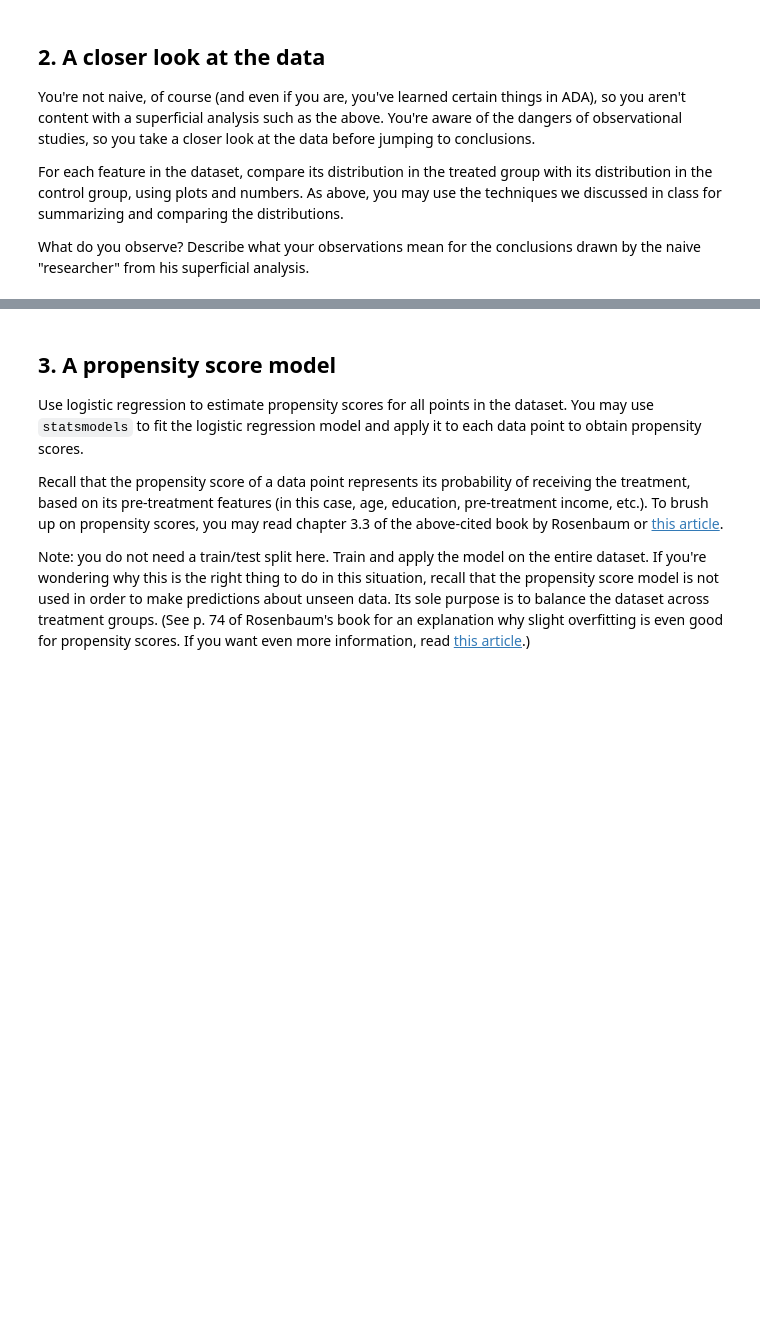
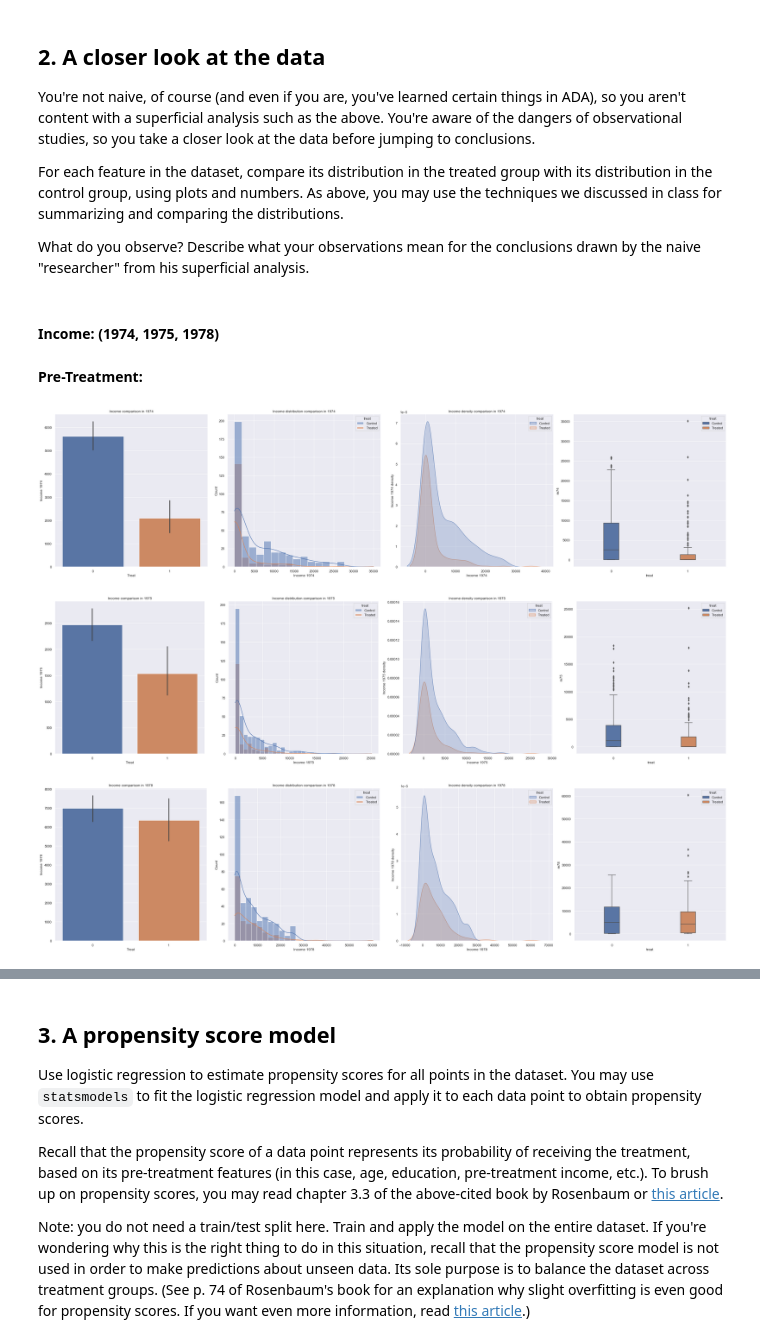
Before and after one commit to nourGhribi/2020, a Jupyter notebook: Tutorials/05 - Observational studies/Observational studies exercise.ipynb, the cells around one changed output, grey strips where cells are left out. Cells and saved outputs as stored; diff of their text form; code cells hidden in the pictures; blank space fills up the shorter version.

```diff
--- a/Tutorials/05 - Observational studies/Observational studies exercise.ipynb
+++ b/Tutorials/05 - Observational studies/Observational studies exercise.ipynb
@@ -145,0 +127,52 @@ Describe what your observations mean for the conclusions drawn by the naive "res
+# %%
+def plot_income_dist(df, feature):
+    fig, axs = plt.subplots(1,4,figsize=(32,8))
+
+    switcher = {
+        're78': '1978',
+        're74': '1974',
+        're75': '1975'
+    }
+
+    year = switcher[feature]
+    axs = axs.flatten()
+    #subplot 1
+    sns.barplot(x="treat",y=feature, data=df, estimator=np.mean, ax=axs[0])
+    axs[0].set(title='Income comparison in {}'.format(year),ylabel='Income {}'.format(year), xlabel='Treat')
+
+    #subplot 2
+    ax = sns.histplot(df, x=feature, hue="treat", kde=True, ax=axs[1])
+    axs[1].set(title='Income distribution comparison in {}'.format(year),xlabel='Income {}'.format(year), ylabel='Count')
+    #fix the legend
+    leg = fig.axes[1].get_legend()
+    new_labels = ['Control', 'Treated']
+    for t, l in zip(leg.texts, new_labels): t.set_text(l)
+
+    #subplot 3
+    ax = sns.kdeplot(data=df, x=feature, hue="treat", fill=True, ax=axs[2])
+    axs[2].set(title='Income density comparison in {}'.format(year),ylabel='Income {} density'.format(year), xlabel='Income {}'.format(year))
+    #fix the legend
+    leg = fig.axes[2].get_legend()
+    new_labels = ['Control', 'Treated']
+    for t, l in zip(leg.texts, new_labels): t.set_text(l)
+
+    #subplot 4
+    ax = sns.boxplot(data=df, x="treat", y=feature, hue="treat", width=0.2, dodge=False, ax=axs[3])
+    #fix the legend
+    leg = fig.axes[3].get_legend()
+    new_labels = ['Control', 'Treated']
+    for t, l in zip(leg.texts, new_labels): t.set_text(l)
+    fig.tight_layout()
+    plt.show()
+# %% [markdown]
+#### Income: (1974, 1975, 1978)
+# %% [markdown]
+**Pre-Treatment:**
+# %%
+plot_income_dist(df,"re74")
+plot_income_dist(df,"re75")
+plot_income_dist(df,"re78")
+# %% [output]
+[figure, added]
+[figure, added]
+[figure, added]
```
Also changed, not shown: parts of 32 cells of this notebook, 1 other file.
